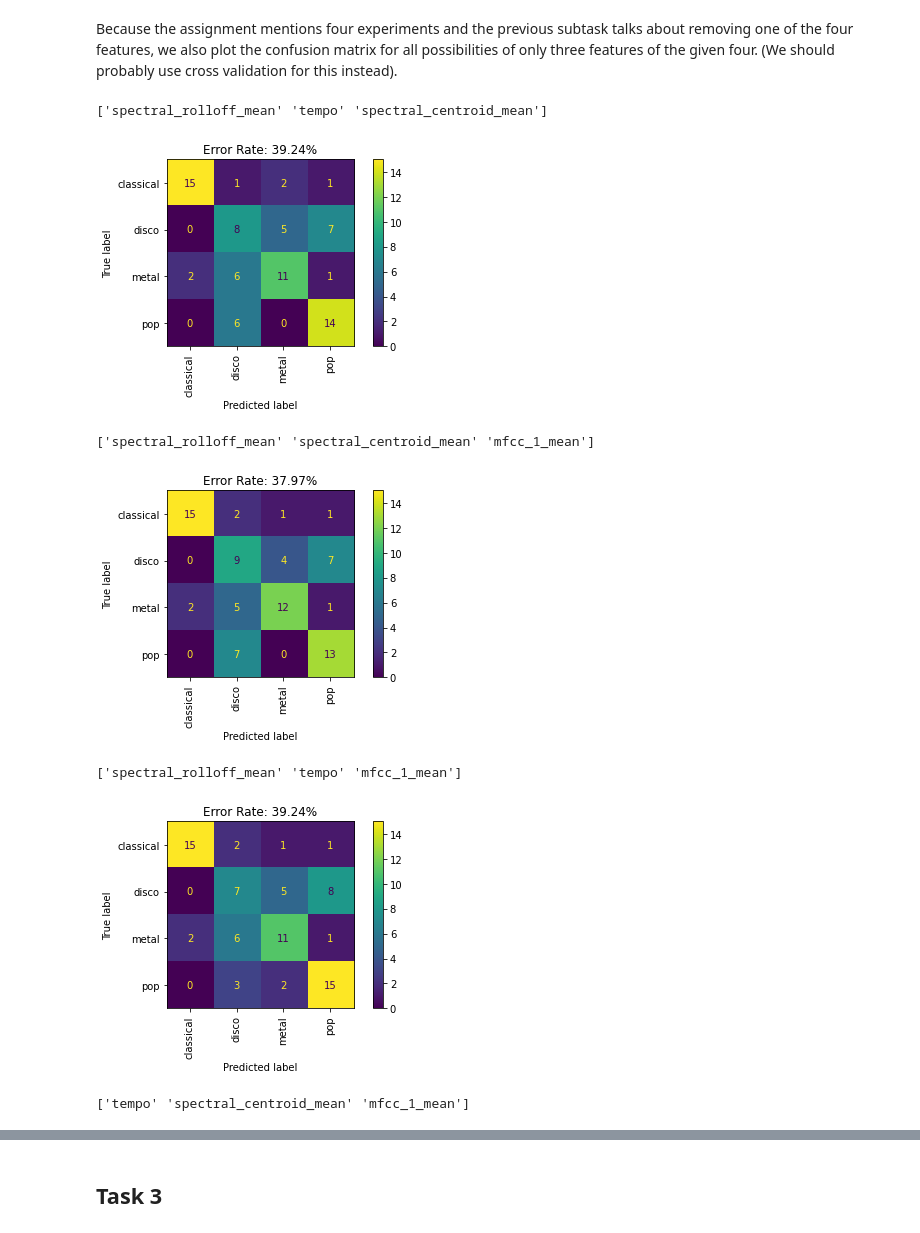
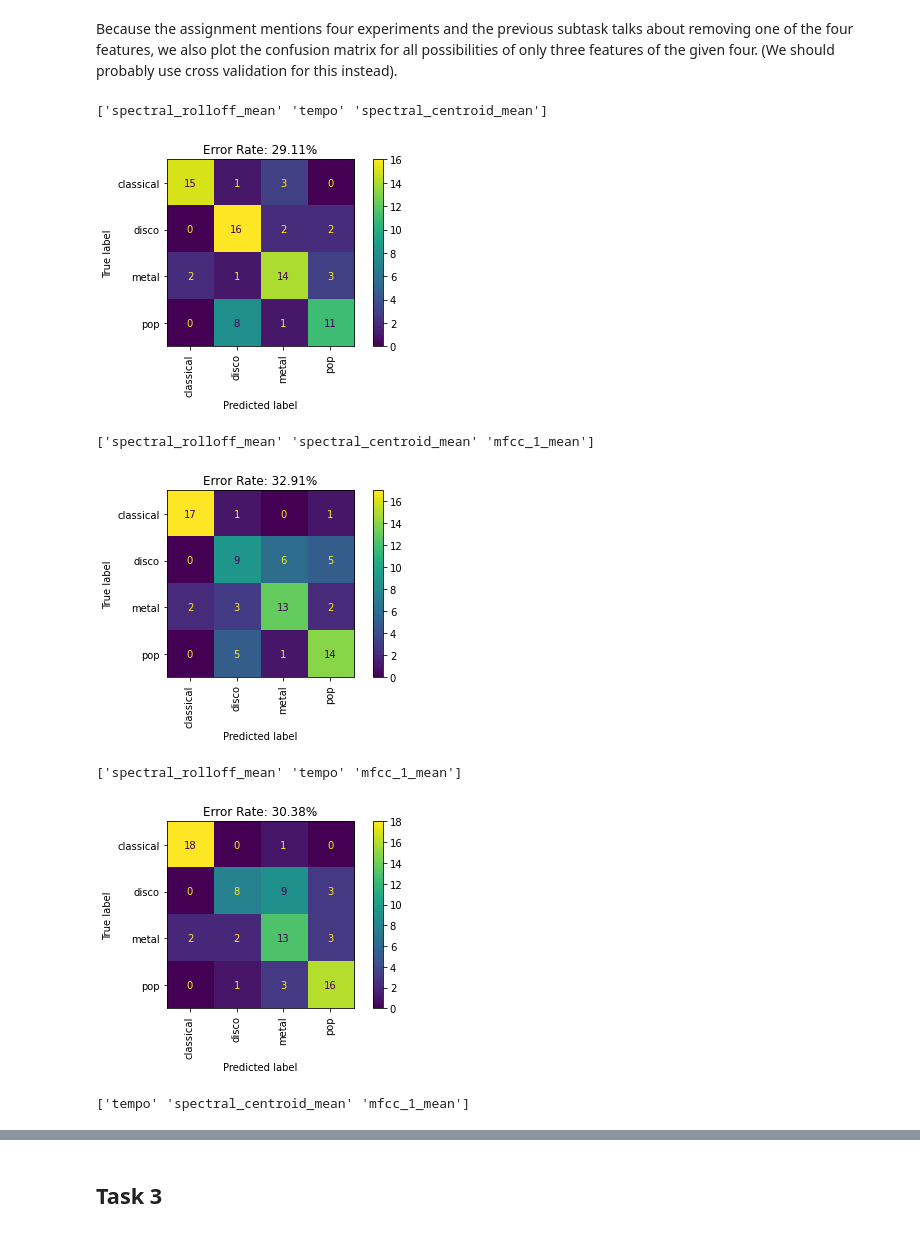
Before and after one commit to nicbres/ttt4275-music-classification, a Jupyter notebook: run.ipynb, the cells around one changed output, grey strips where cells are left out. Saved outputs shown, nothing was run; the diff lists cells and outputs as text; code cells hidden in the pictures.

```diff
--- a/run.ipynb
+++ b/run.ipynb
@@ -18,12 +21,13 @@ import numpy as np
 data_version = source.data_handling.GENRE_CLASS_DATA_30S
 data_frame = source.data_handling.read_genre_class_data(data_version)
 
-features = source.mappings.MUSIC_FEATURES_ALL
+all_features = source.mappings.MUSIC_FEATURES_ALL
 
-training_data, test_data = source.data_handling.prepare_data(
-    data_frame=data_frame,
-    features=features,
-)
+scaled_data_frame = copy.deepcopy(data_frame)
+scaler = sklearn.preprocessing.MaxAbsScaler()
+scaler.fit(data_frame[all_features])
+
+scaled_data_frame[all_features] = scaler.transform(scaled_data_frame[all_features])
 # %% [markdown]
 ## Task 1
 # %% [markdown]
@@ -34,7 +38,7 @@ k = 5
 features_task_1 = ["spectral_rolloff_mean", "tempo", "spectral_centroid_mean", "mfcc_1_mean"]
 
 training_data, test_data = source.data_handling.prepare_data(
-    data_frame=data_frame,
+    data_frame=scaled_data_frame,
     features=features_task_1,
 )
 
@@ -154,0 +159,12 @@ source.plotting.confusion_matrix(y_true_task1, y_pred_task1)
+# %%
+reduced_features_task_2 = ["spectral_rolloff_mean", "spectral_centroid_mean", "tempo"]
+
+training_data, test_data = source.data_handling.prepare_data(
+    data_frame=scaled_data_frame,
+    features=reduced_features_task_2,
+)
+
+y_pred_task1 = source.diy_classifiers.kNN(train_data=training_data, test_data=test_data, k=5, p=2)
+y_true_task1 = test_data.y
+
+source.plotting.confusion_matrix(y_true_task1, y_pred_task1)
@@ -159,7 +177,7 @@ Using only one of the features we run the classifier for only four of the genres
 # %%
 for feature in features_task_2:
     training_data, test_data = source.data_handling.prepare_data(
-        data_frame=data_frame,
+        data_frame=scaled_data_frame,
         features=[feature],
         genres=genres_task_2,
     )
@@ -183,29 +201,29 @@ Because the assignment mentions four experiments and the previous subtask talks
 # %%
 combinations = [
     [0,1,2],
     [0,2,3],
     [0,1,3],
     [1,2,3],
 ]
 
 for combo in combinations:
     features = np.array(features_task_2)[combo]
     training_data, test_data = source.data_handling.prepare_data(
-        data_frame=data_frame,
+        data_frame=scaled_data_frame,
         features=features,
         genres=genres_task_2,
     )
 
     y_pred_task1 = source.diy_classifiers.kNN(train_data=training_data, test_data=test_data, k=5, p=2)
     y_true_task1 = test_data.y
 
     print(f"{features}")
     source.plotting.confusion_matrix(y_true_task1, y_pred_task1)
 # %% [output]
 ['spectral_rolloff_mean' 'tempo' 'spectral_centroid_mean']
-[figure, old version]
+[figure, new version]
 ['spectral_rolloff_mean' 'spectral_centroid_mean' 'mfcc_1_mean']
-[figure, old version]
+[figure, new version]
 ['spectral_rolloff_mean' 'tempo' 'mfcc_1_mean']
-[figure, old version]
+[figure, new version]
 ['tempo' 'spectral_centroid_mean' 'mfcc_1_mean']
```
Also changed, not shown: parts of 11 cells of this notebook.
